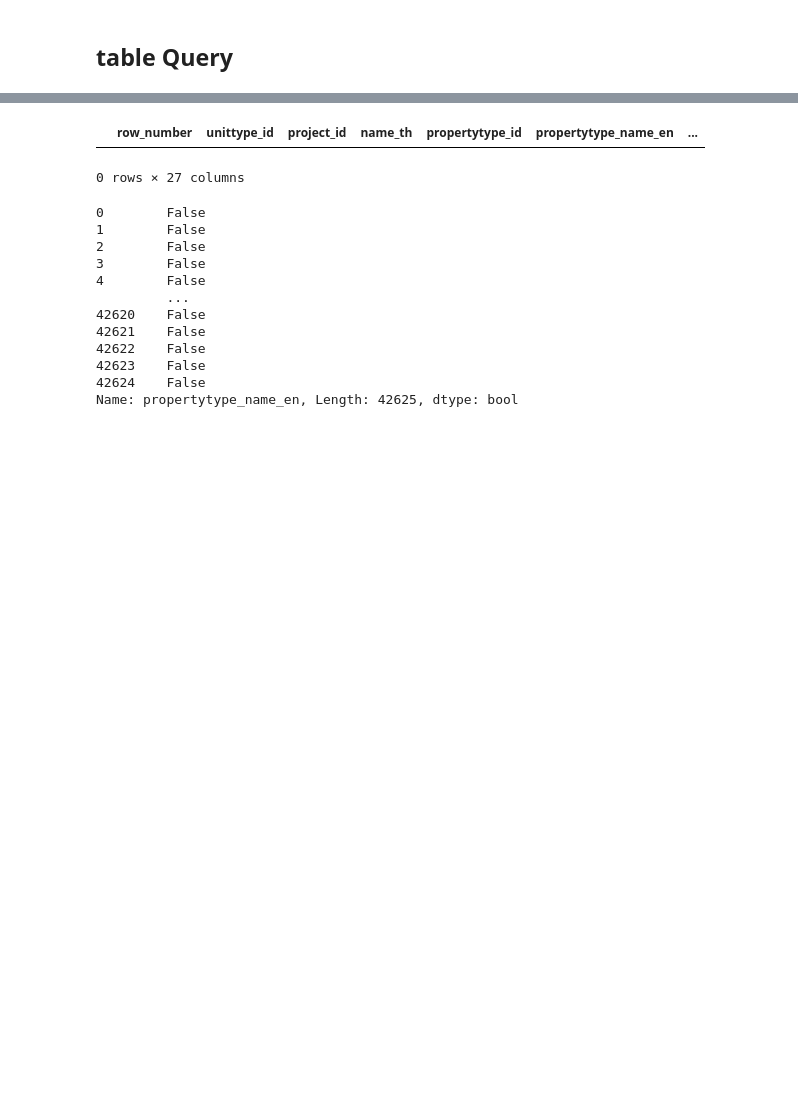
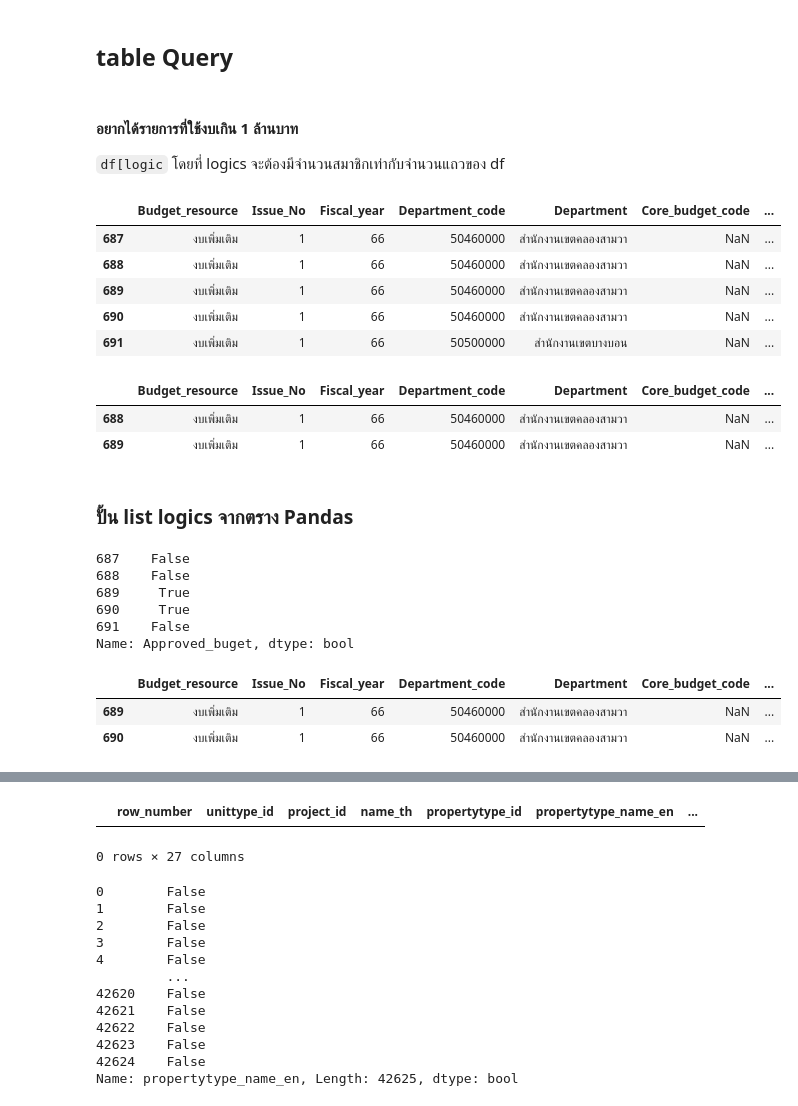
Before and after one commit to ChonChanokAng/python_dataviz2023, a Jupyter notebook: Pandas101.ipynb, the cells around one changed output, grey strips where cells are left out. Saved outputs shown, nothing was run; the diff lists cells and outputs as text; code cells hidden in the pictures; blank space fills up the shorter version.

````diff
--- a/Pandas101.ipynb
+++ b/Pandas101.ipynb
@@ -196,2 +233,38 @@ data1.iloc[-20 :,7:10]
 # %% [markdown]
  ## table Query
+# %% [markdown]
+#### อยากได้รายการที่ใช้งบเกิน 1 ล้านบาท
+```df[logic``` โดยที่ logics จะต้องมีจำนวนสมาชิกเท่ากับจำนวนแถวของ df
+# %%
+small_df = data1.iloc[-5:,:]
+small_df
+# %% [output]
+|  | Budget_resource | Issue_No | Fiscal_year | Department_code | Department | Core_budget_code | ... |
+| 687 | งบเพิ่มเติม | 1 | 66 | 50460000 | สำนักงานเขตคลองสามวา | NaN | ... |
+| 688 | งบเพิ่มเติม | 1 | 66 | 50460000 | สำนักงานเขตคลองสามวา | NaN | ... |
+| 689 | งบเพิ่มเติม | 1 | 66 | 50460000 | สำนักงานเขตคลองสามวา | NaN | ... |
+| 690 | งบเพิ่มเติม | 1 | 66 | 50460000 | สำนักงานเขตคลองสามวา | NaN | ... |
+| 691 | งบเพิ่มเติม | 1 | 66 | 50500000 | สำนักงานเขตบางบอน | NaN | ... |
+# %%
+small_df[[False,True,True,False,False]]
+# %% [output]
+|  | Budget_resource | Issue_No | Fiscal_year | Department_code | Department | Core_budget_code | ... |
+| 688 | งบเพิ่มเติม | 1 | 66 | 50460000 | สำนักงานเขตคลองสามวา | NaN | ... |
+| 689 | งบเพิ่มเติม | 1 | 66 | 50460000 | สำนักงานเขตคลองสามวา | NaN | ... |
+# %% [markdown]
+### ปั้น list logics จากตราง Pandas
+# %%
+small_df['Approved_buget']<1000000
+# %% [output]
+687    False
+688    False
+689     True
+690     True
+691    False
+Name: Approved_buget, dtype: bool
+# %%
+small_df[small_df['Approved_buget']<1000000]
+# %% [output]
+|  | Budget_resource | Issue_No | Fiscal_year | Department_code | Department | Core_budget_code | ... |
+| 689 | งบเพิ่มเติม | 1 | 66 | 50460000 | สำนักงานเขตคลองสามวา | NaN | ... |
+| 690 | งบเพิ่มเติม | 1 | 66 | 50460000 | สำนักงานเขตคลองสามวา | NaN | ... |
````
Also changed, not shown: parts of 16 cells of this notebook.
